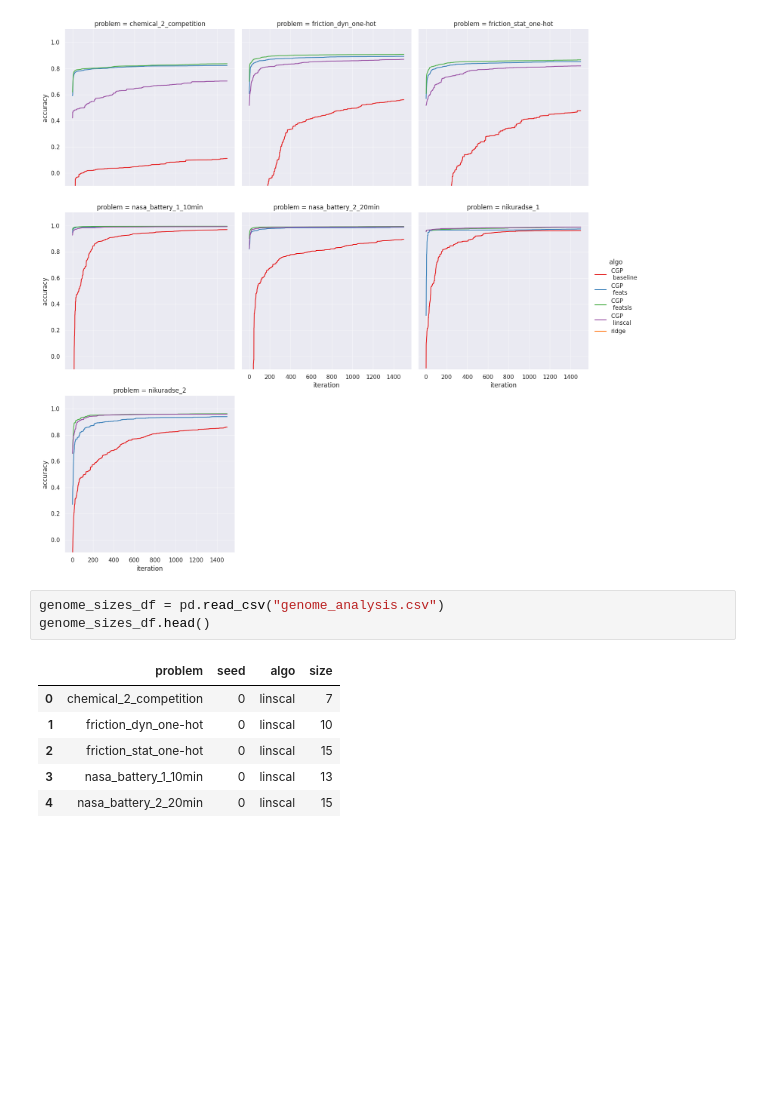
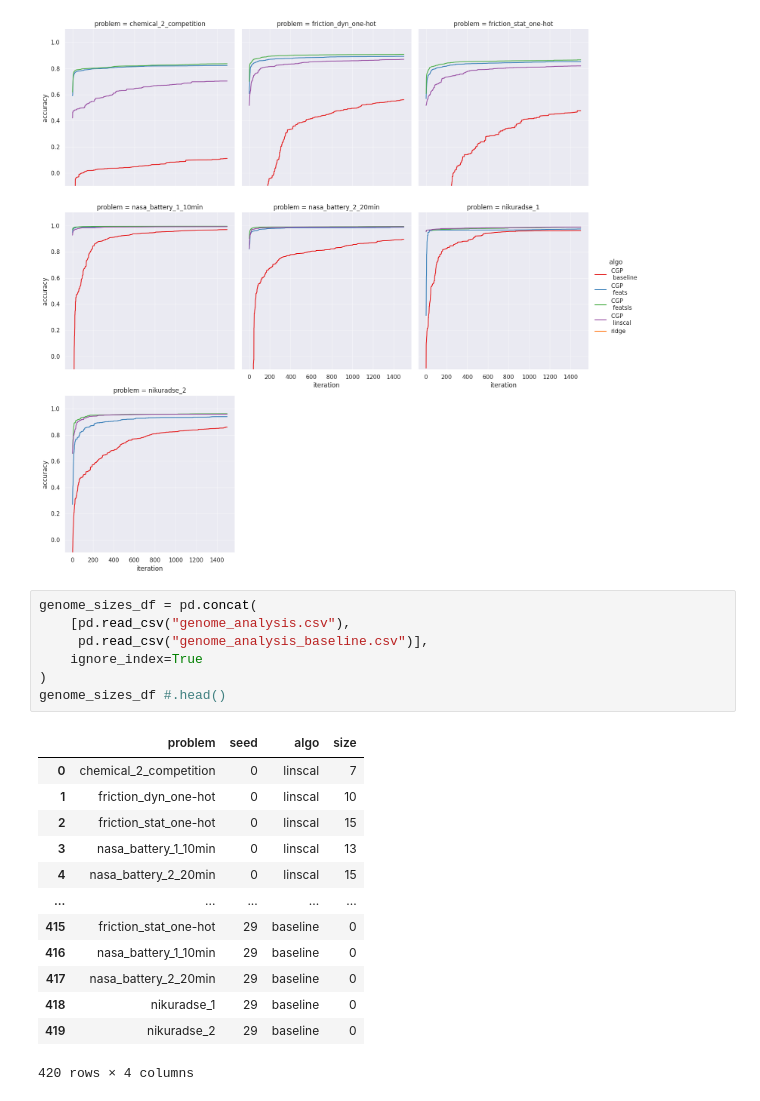
Before and after one commit to giorgia-nadizar/genepax, a Jupyter notebook: results/analysis_feats.ipynb, the cells around one changed output. Cells and saved outputs as stored; diff of their text form; blank space fills up the shorter version.

Commit message:
analysis update

```diff
--- a/results/analysis_feats.ipynb
+++ b/results/analysis_feats.ipynb
@@ -140,12 +140,23 @@ plt.show()
 # %% [output]
 [figure]
 # %%
-genome_sizes_df = pd.read_csv("genome_analysis.csv")
-genome_sizes_df.head()
+genome_sizes_df = pd.concat(
+    [pd.read_csv("genome_analysis.csv"),
+     pd.read_csv("genome_analysis_baseline.csv")],
+    ignore_index=True
+)
+genome_sizes_df #.head()
 # %% [output]
 |  | problem | seed | algo | size |
 | 0 | chemical_2_competition | 0 | linscal | 7 |
 | 1 | friction_dyn_one-hot | 0 | linscal | 10 |
 | 2 | friction_stat_one-hot | 0 | linscal | 15 |
 | 3 | nasa_battery_1_10min | 0 | linscal | 13 |
 | 4 | nasa_battery_2_20min | 0 | linscal | 15 |
+| ... | ... | ... | ... | ... |
+| 415 | friction_stat_one-hot | 29 | baseline | 0 |
+| 416 | nasa_battery_1_10min | 29 | baseline | 0 |
+| 417 | nasa_battery_2_20min | 29 | baseline | 0 |
+| 418 | nikuradse_1 | 29 | baseline | 0 |
+| 419 | nikuradse_2 | 29 | baseline | 0 |
+420 rows × 4 columns
```
Also changed, not shown: parts of 1 cell of this notebook.
